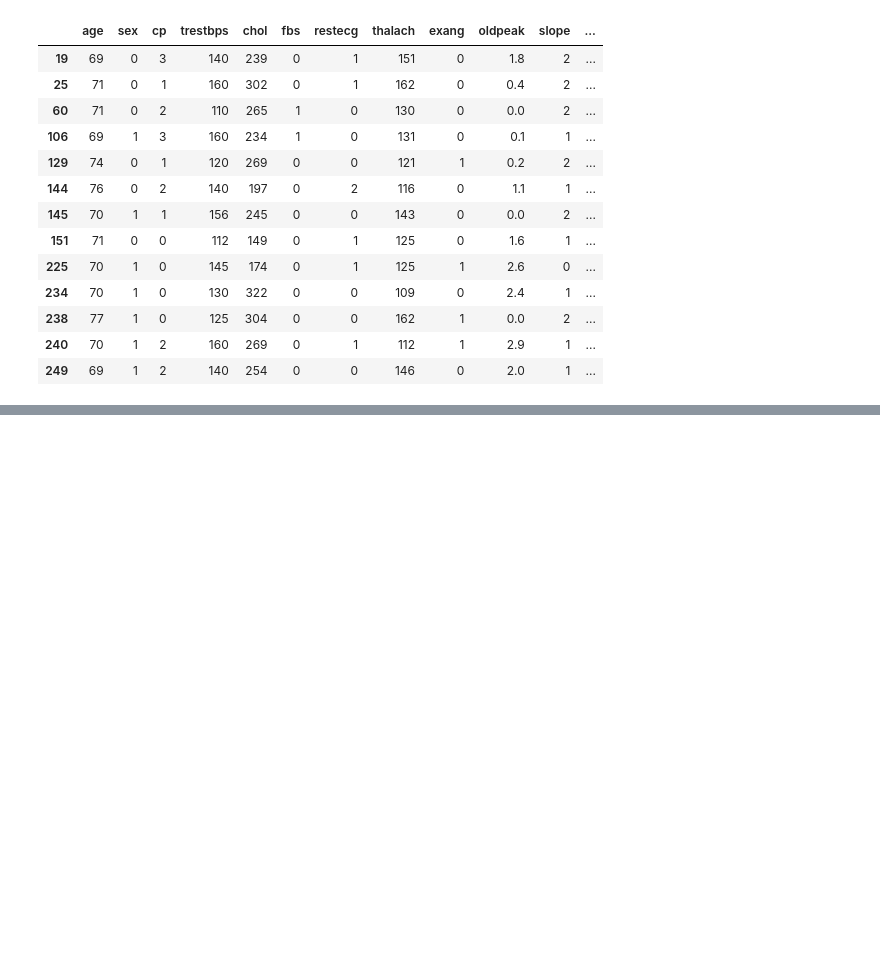
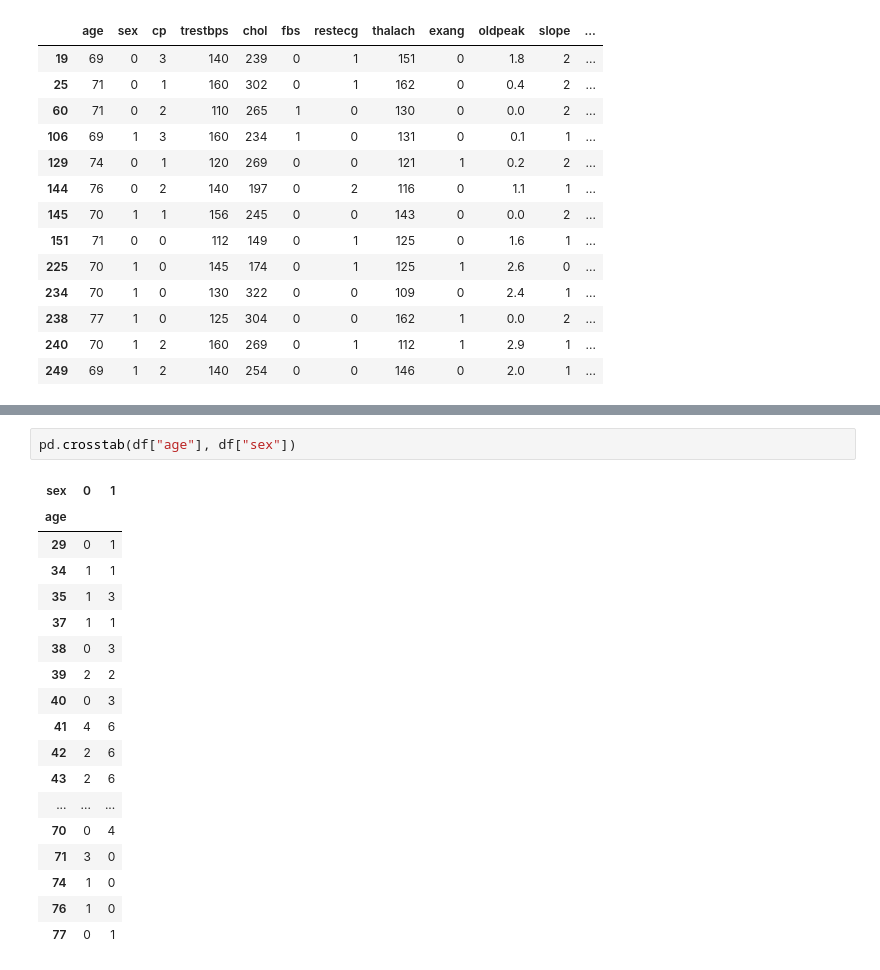
Before and after one commit to Numanur/data-science-ml, a Jupyter notebook: pandas_basic.ipynb, the cells around one changed output, grey strips where cells are left out. Cells and saved outputs as stored; diff of their text form; blank space fills up the shorter version.

Commit message:
crosstabs

```diff
--- a/pandas_basic.ipynb
+++ b/pandas_basic.ipynb
@@ -320,0 +329,21 @@ df[df["age"] > 68]
+# %%
+pd.crosstab(df["age"], df["sex"])
+# %% [output]
+| sex | 0 | 1 |
+| age |  |  |
+| 29 | 0 | 1 |
+| 34 | 1 | 1 |
+| 35 | 1 | 3 |
+| 37 | 1 | 1 |
+| 38 | 0 | 3 |
+| 39 | 2 | 2 |
+| 40 | 0 | 3 |
+| 41 | 4 | 6 |
+| 42 | 2 | 6 |
+| 43 | 2 | 6 |
+| ... | ... | ... |
+| 70 | 0 | 4 |
+| 71 | 3 | 0 |
+| 74 | 1 | 0 |
+| 76 | 1 | 0 |
+| 77 | 0 | 1 |
```
Also changed, not shown: parts of 1 cell of this notebook.
